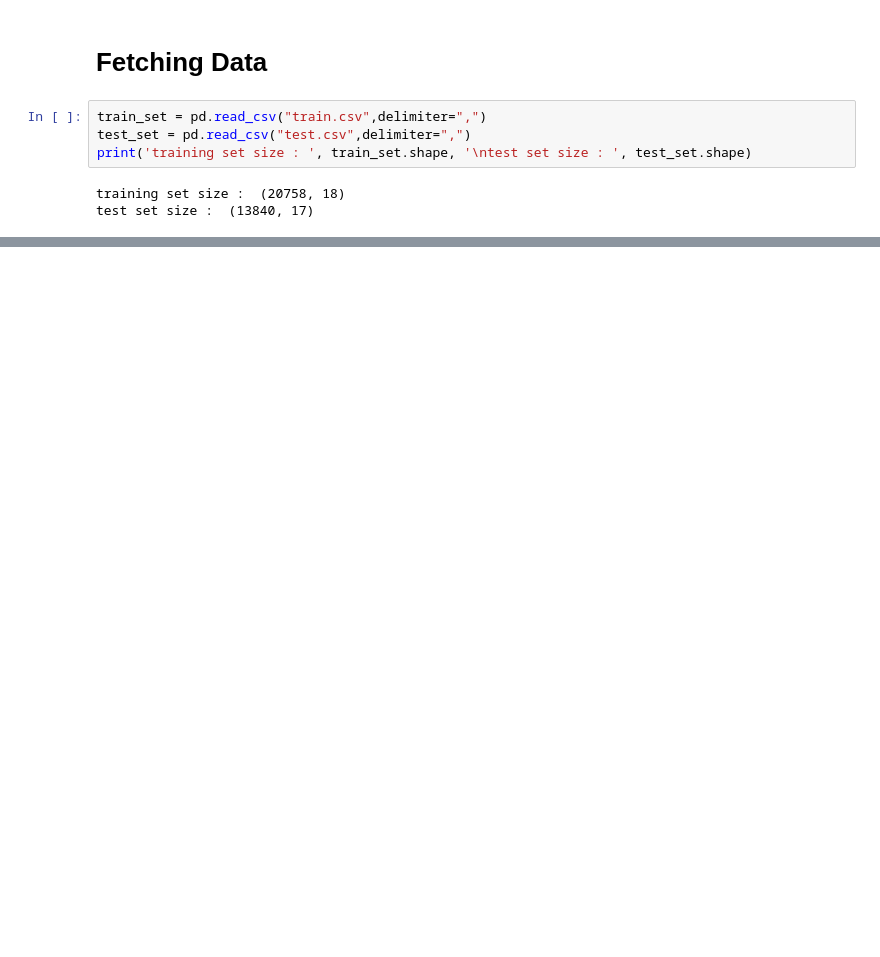
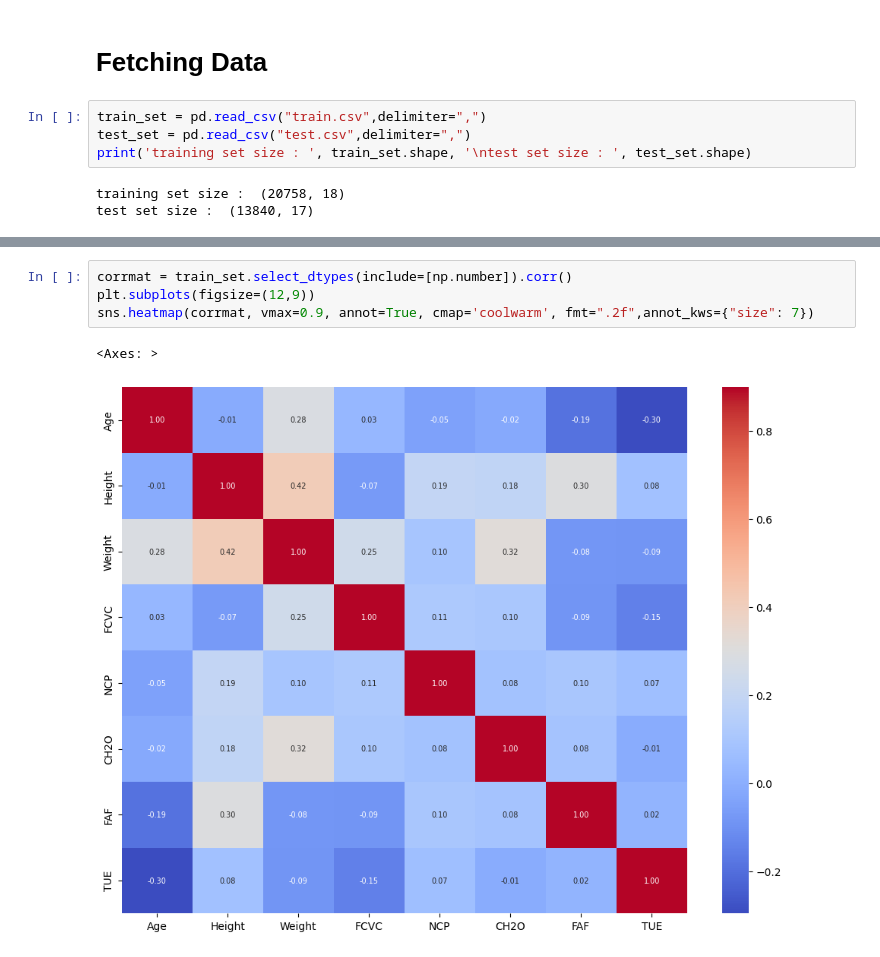
Before and after one commit to aubin4444/DS52-Obesity-Prediction, a Jupyter notebook: aubin.ipynb, the cells around one changed output, grey strips where cells are left out. Saved outputs shown, nothing was run; the diff lists cells and outputs as text; blank space fills up the shorter version.

```diff
--- a/aubin.ipynb
+++ b/aubin.ipynb
@@ -41,0 +186,7 @@ Index(['id', 'Gender', 'Age', 'Height', 'Weight',
+# %%
+corrmat = train_set.select_dtypes(include=[np.number]).corr()
+plt.subplots(figsize=(12,9))
+sns.heatmap(corrmat, vmax=0.9, annot=True, cmap='coolwarm', fmt=".2f",annot_kws={"size": 7})
+# %% [output]
+<Axes: >
+[figure, added]
```
Also changed, not shown: parts of 15 cells of this notebook.
